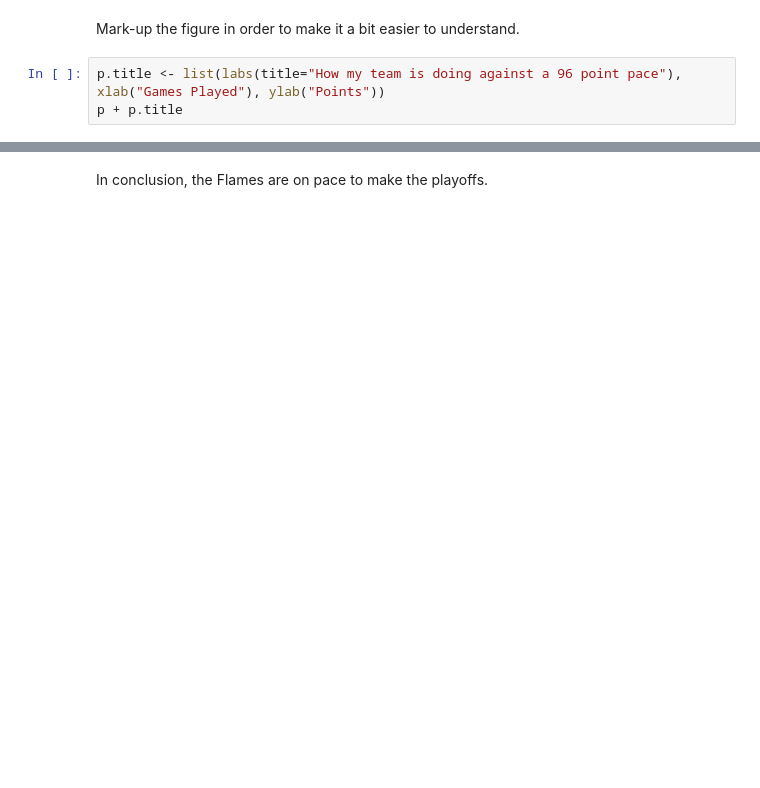
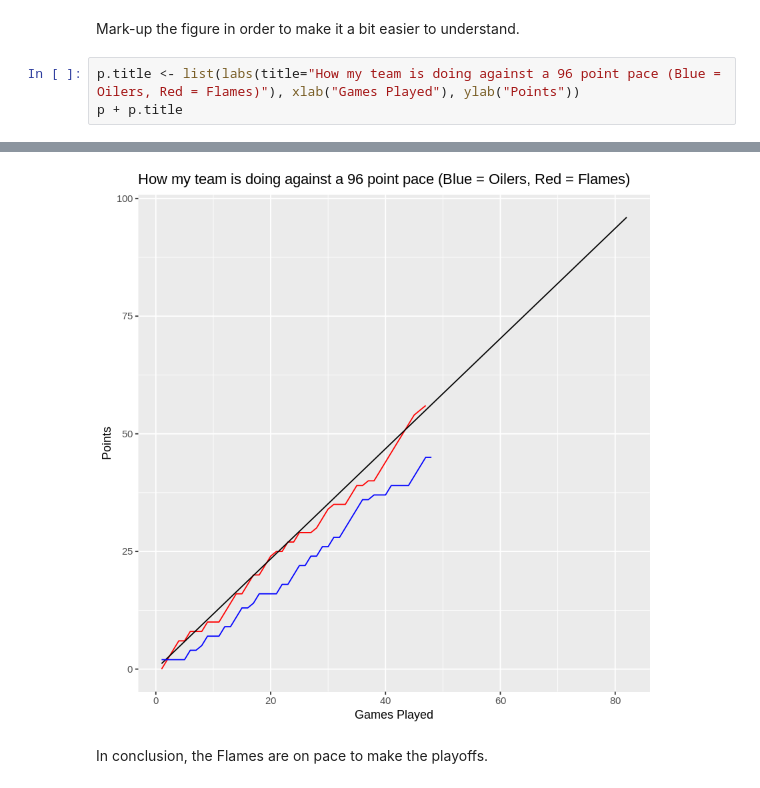
Before and after one commit to cybera/jupyter-demo-notebooks, a Jupyter notebook: teaching/open-data-sample-assignment.ipynb, the cells around one changed output, grey strips where cells are left out. Saved outputs shown, nothing was run; the diff lists cells and outputs as text; blank space fills up the shorter version.

```diff
--- a/teaching/open-data-sample-assignment.ipynb
+++ b/teaching/open-data-sample-assignment.ipynb
@@ -84,5 +118,6 @@ p
 # %% [markdown]
 Mark-up the figure in order to make it a bit easier to understand.
 # %%
-p.title <- list(labs(title="How my team is doing against a 96 point pace"), xlab("Games Played"), ylab("Points"))
+p.title <- list(labs(title="How my team is doing against a 96 point pace (Blue = Oilers, Red = Flames)"), xlab("Games Played"), ylab("Points"))
 p + p.title
+# %% [output]
@@ -89,2 +127,3 @@ p + p.title
+[figure, added]
 # %% [markdown]
 In conclusion, the Flames are on pace to make the playoffs.
```
Also changed, not shown: parts of 10 cells of this notebook.
